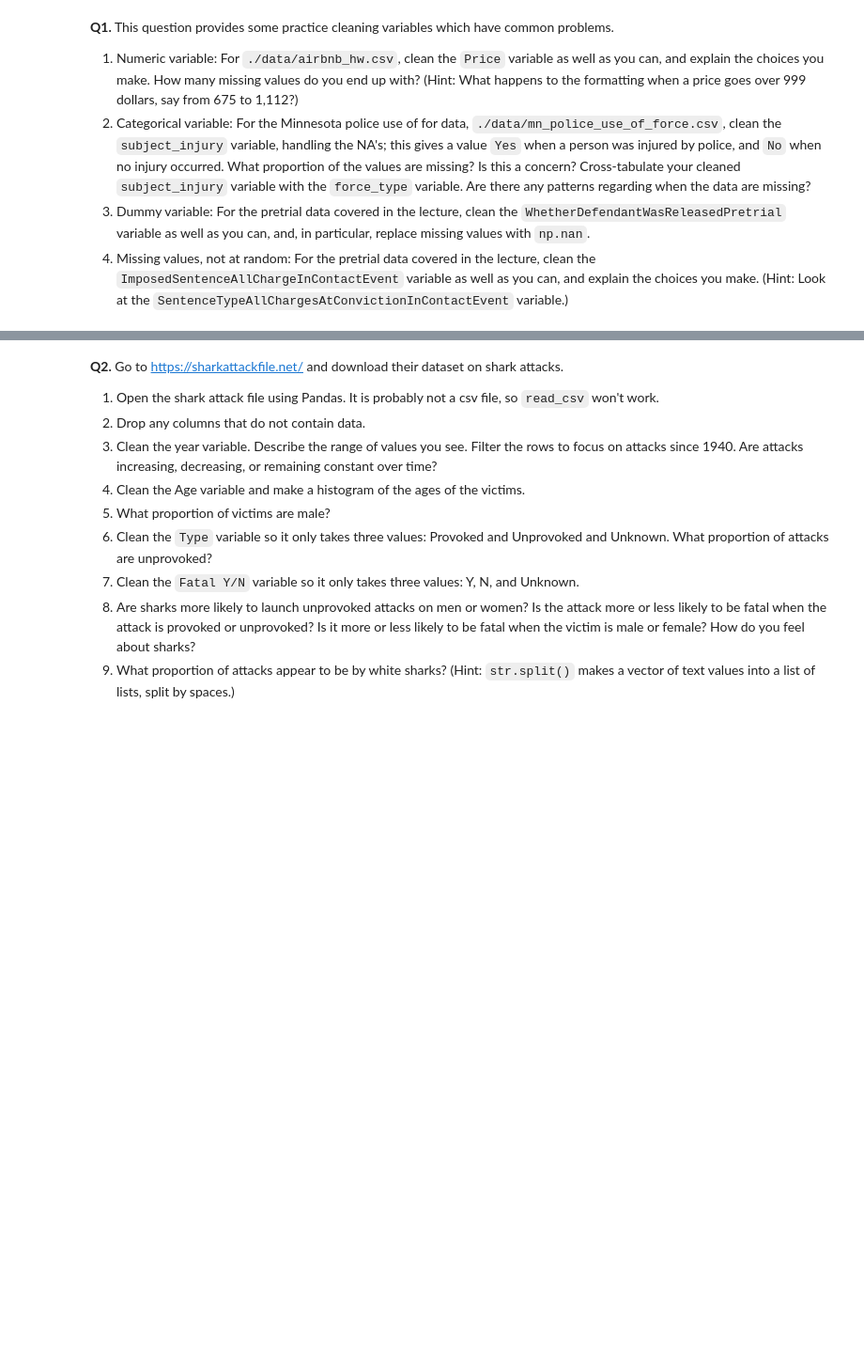
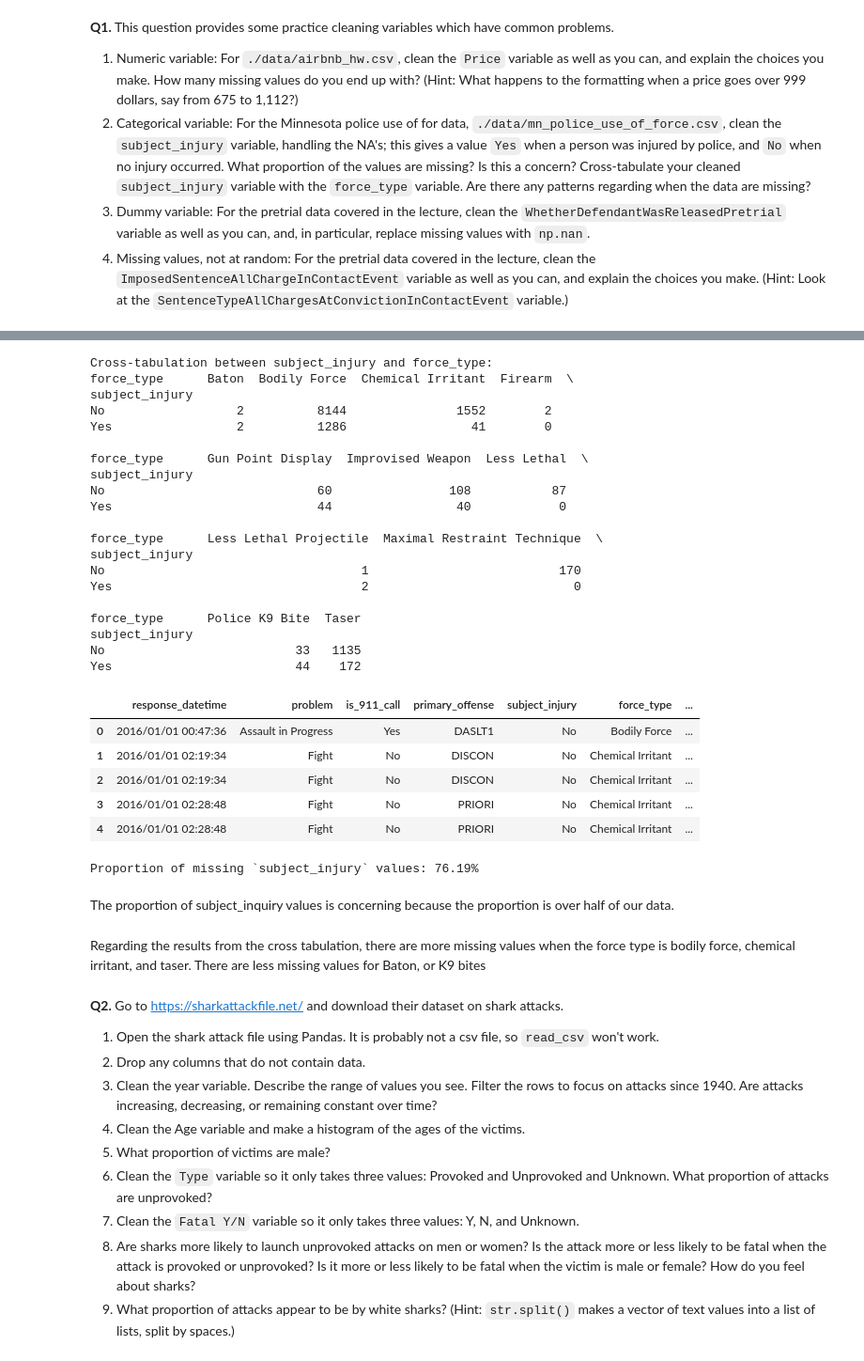
Before and after one commit to kimberlyyliuu/wrangling, a Jupyter notebook: assignment/assignment.ipynb, the cells around one changed output, grey strips where cells are left out. Shown at 94% size. Cells and saved outputs as stored; diff of their text form; code cells hidden in the pictures; blank space fills up the shorter version.

```diff
--- a/assignment/assignment.ipynb
+++ b/assignment/assignment.ipynb
@@ -24,0 +29,46 @@ print(x)
+# %%
+## Question 1.2 ##
+df = pd.read_csv('./data/mn_police_use_of_force.csv')
+
+missing_proportion = df['subject_injury'].isna().mean()
+
+df['subject_injury'] = df['subject_injury'].fillna('No')
+
+cross_tab = pd.crosstab(df['subject_injury'], df['force_type'], dropna=False)
+print("Cross-tabulation between subject_injury and force_type:")
+print(cross_tab)
+
+df.head()
+# %% [output]
+Cross-tabulation between subject_injury and force_type:
+force_type      Baton  Bodily Force  Chemical Irritant  Firearm  \
+subject_injury
+No                  2          8144               1552        2
+Yes                 2          1286                 41        0
+
+force_type      Gun Point Display  Improvised Weapon  Less Lethal  \
+subject_injury
+No                             60                108           87
+Yes                            44                 40            0
+
+force_type      Less Lethal Projectile  Maximal Restraint Technique  \
+subject_injury
+No                                   1                          170
+Yes                                  2                            0
+
+force_type      Police K9 Bite  Taser
+subject_injury
+No                          33   1135
+Yes                         44    172
+|  | response_datetime | problem | is_911_call | primary_offense | subject_injury | force_type | ... |
+| 0 | 2016/01/01 00:47:36 | Assault in Progress | Yes | DASLT1 | No | Bodily Force | ... |
+| 1 | 2016/01/01 02:19:34 | Fight | No | DISCON | No | Chemical Irritant | ... |
+| 2 | 2016/01/01 02:19:34 | Fight | No | DISCON | No | Chemical Irritant | ... |
+| 3 | 2016/01/01 02:28:48 | Fight | No | PRIORI | No | Chemical Irritant | ... |
+| 4 | 2016/01/01 02:28:48 | Fight | No | PRIORI | No | Chemical Irritant | ... |
+# %%
+print(f"Proportion of missing `subject_injury` values: {missing_proportion:.2%}")
+# %% [output]
+Proportion of missing `subject_injury` values: 76.19%
+# %% [markdown]
+The proportion of subject_inquiry values is concerning because the proportion is over half of our data.
@@ -25,3 +77,5 @@ print(x)
+# %% [markdown]
+Regarding the results from the cross tabulation, there are more missing values when the force type is bodily force, chemical irritant, and taser. There are less missing values for Baton, or K9 bites
 # %% [markdown]
 **Q2.** Go to https://sharkattackfile.net/ and download their dataset on shark attacks.
 
```
Also changed, not shown: parts of 2 cells of this notebook.
